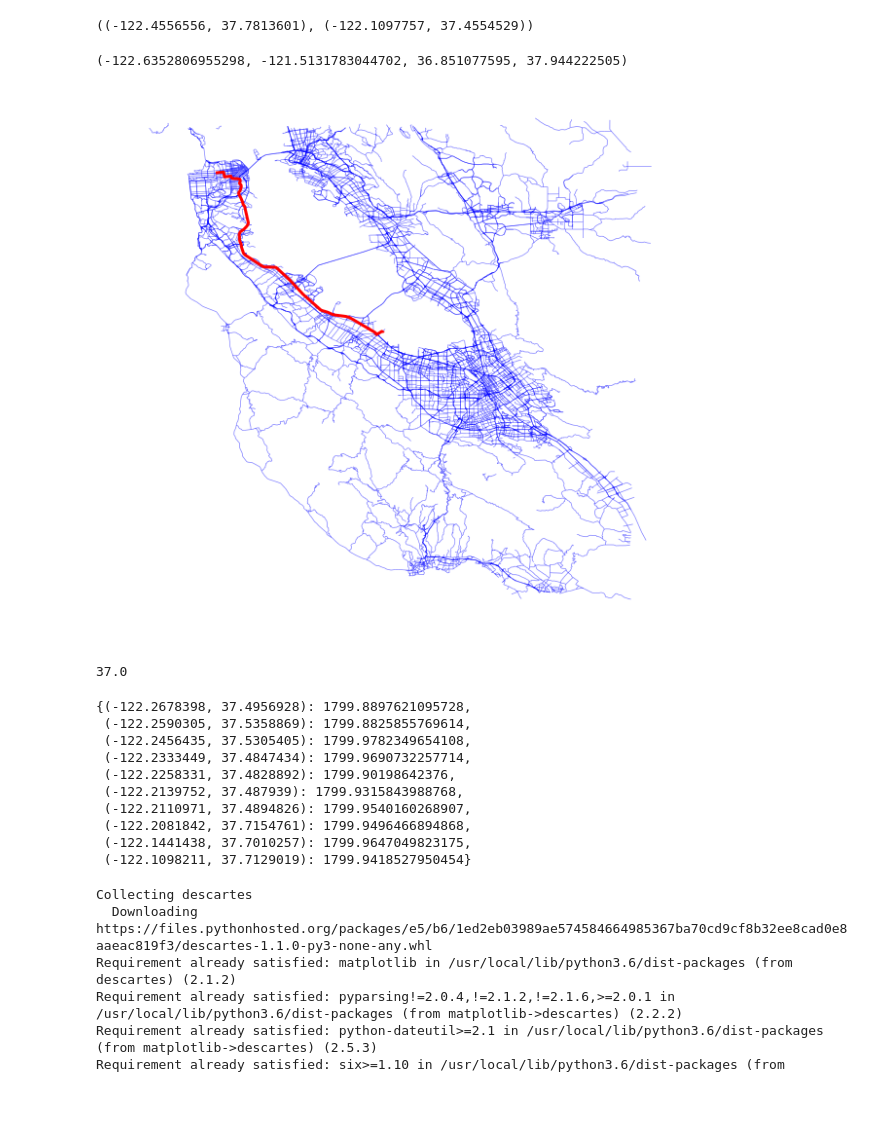
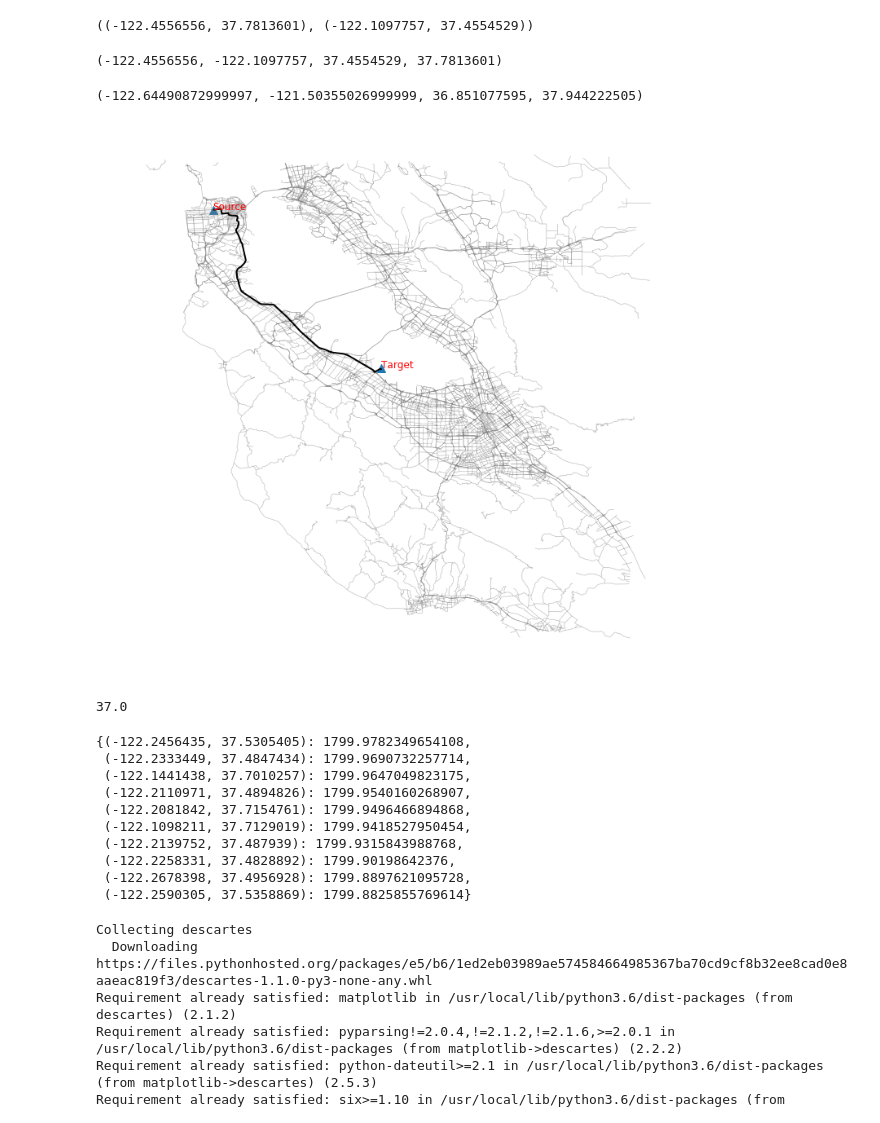
Before and after one commit to PacktPublishing/Geospatial-Data-Science-Quick-Start-Guide, a Jupyter notebook: Chapter06/Routing_Engine.ipynb, the cells around one changed output. Saved outputs shown, nothing was run; the diff lists cells and outputs as text; code cells hidden in the pictures.

```diff
--- a/Chapter06/Routing_Engine.ipynb
+++ b/Chapter06/Routing_Engine.ipynb
@@ -254,7 +243,7 @@ import matplotlib.pyplot as plt
 from shapely.geometry import LineString
 import pandas as pd
 # %%
-roads_df = gpd.read_file('/content/gdrive/My Drive/Data/Roads_BayArea4.shp')
+roads_df = gpd.read_file('Roads_BayArea4.shp')
 # %%
 %matplotlib inline
 roads_df.plot(figsize=(10,10))
@@ -470,20 +459,31 @@ src, target = nodelist[random.randint(0, len(nodelist)-1)], nodelist[random.rand
 src, target
 # %% [output]
 ((-122.4556556, 37.7813601), (-122.1097757, 37.4554529))
+# %%
+min(src[0], target[0]), max(src[0], target[0]), min(src[1], target[1]),  max(src[1], target[1])
+# %% [output]
+(-122.4556556, -122.1097757, 37.4554529, 37.7813601)
 # %%
 
 sp = nx.dijkstra_path(G, src, target, weight='time')
 
 spd = gpd.GeoDataFrame({"geometry" : gpd.GeoSeries(LineString([(item) for item in sp]))})
-f, ax = plt.subplots(1, figsize=(10,10))
-ax = roads_df.plot(color='blue', ax=ax, linewidth = 0.7, alpha = 0.5)
 
-lims = plt.axis('equal')
-spd.plot(ax=ax, color='red', linewidth=3)
-plt.axis('off')
+ax = roads_df.plot(color='gray',  figsize = (12, 12), linewidth = 0.7, alpha = 0.5)
+spd.plot(ax=ax, color='black', linewidth=2)
+
+
+ax.text(src[0], src[1], s =  'Source', fontsize=12 ,color='r')
+ax.text(target[0], target[1], s = 'Target', fontsize=12, color='r')
+ax.scatter([src[0], target[0]],[src[1], target[1]], marker = '^', s = 100) #Markers
+
+
+
+ax.axis('equal')
+ax.axis('off')
 # %% [output]
-(-122.6352806955298, -121.5131783044702, 36.851077595, 37.944222505)
+(-122.64490872999997, -121.50355026999999, 36.851077595, 37.944222505)
-[figure, old version]
+[figure, new version]
 # %%
 nx.dijkstra_path_length(G, src, target, weight='time')//60
 # %% [output]
@@ -492,16 +492,16 @@ nx.dijkstra_path_length(G, src, target, weight='time')//60
 spl = nx.single_source_dijkstra_path_length(G, src, cutoff = 1800, weight="time")
 dict([spl.popitem() for i in range(0, 10)])
 # %% [output]
-{(-122.2678398, 37.4956928): 1799.8897621095728,
- (-122.2590305, 37.5358869): 1799.8825855769614,
- (-122.2456435, 37.5305405): 1799.9782349654108,
+{(-122.2456435, 37.5305405): 1799.9782349654108,
  (-122.2333449, 37.4847434): 1799.9690732257714,
- (-122.2258331, 37.4828892): 1799.90198642376,
- (-122.2139752, 37.487939): 1799.9315843988768,
+ (-122.1441438, 37.7010257): 1799.9647049823175,
  (-122.2110971, 37.4894826): 1799.9540160268907,
  (-122.2081842, 37.7154761): 1799.9496466894868,
- (-122.1441438, 37.7010257): 1799.9647049823175,
- (-122.1098211, 37.7129019): 1799.9418527950454}
+ (-122.1098211, 37.7129019): 1799.9418527950454,
+ (-122.2139752, 37.487939): 1799.9315843988768,
+ (-122.2258331, 37.4828892): 1799.90198642376,
+ (-122.2678398, 37.4956928): 1799.8897621095728,
+ (-122.2590305, 37.5358869): 1799.8825855769614}
 # %%
 from scipy.spatial import Delaunay
 from shapely.ops import cascaded_union, polygonize
```
Also changed, not shown: parts of 19 cells of this notebook, 6 other files.
